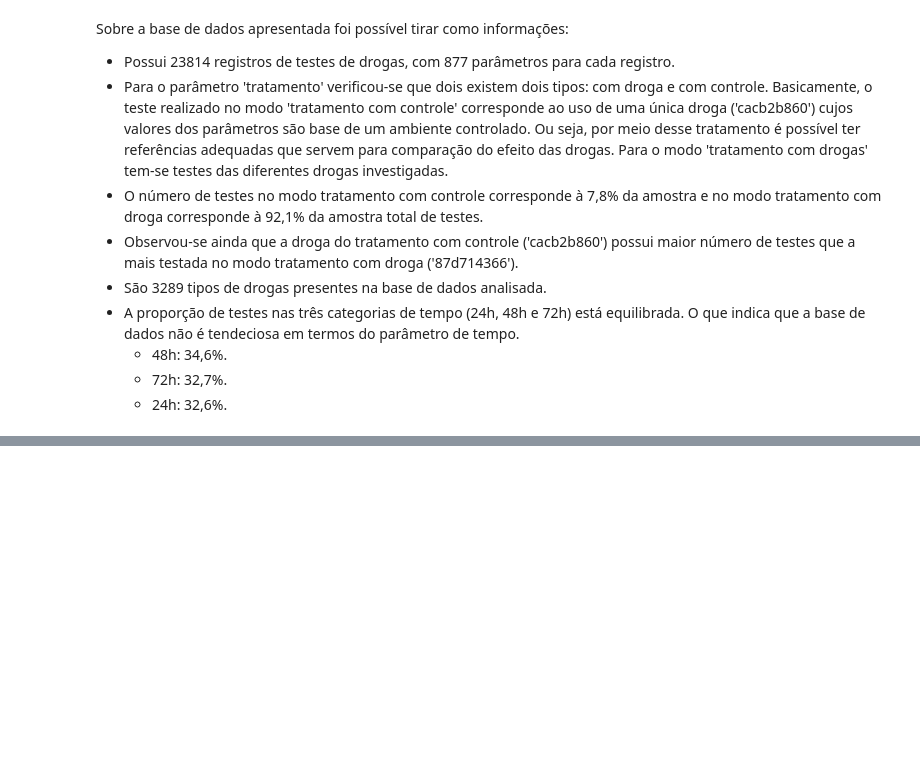
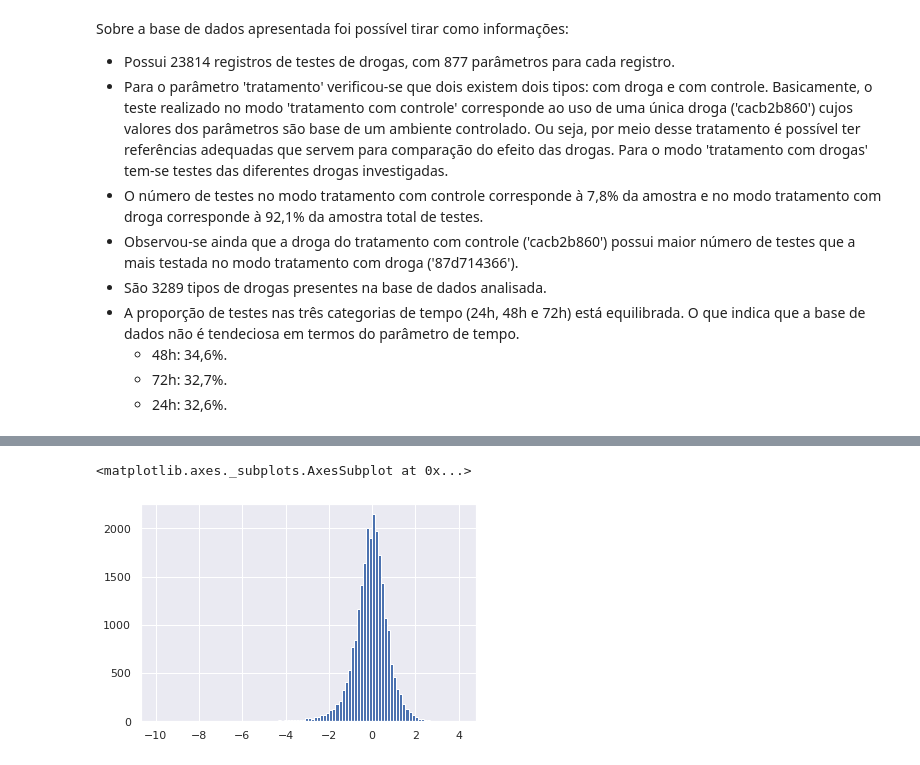
Before and after one commit to MiqSA/imersaodados, a Jupyter notebook: Imersao_Dados.ipynb, the cells around one changed output, grey strips where cells are left out. Saved outputs shown, nothing was run; the diff lists cells and outputs as text; code cells hidden in the pictures; blank space fills up the shorter version.

```diff
--- a/Imersao_Dados.ipynb
+++ b/Imersao_Dados.ipynb
@@ -324,0 +403,5 @@ Sobre a base de dados apresentada foi possível tirar como informações:
+# %%
+dados['g19'].hist(bins=100)
+# %% [output]
+<matplotlib.axes._subplots.AxesSubplot at 0x...>
+[figure, added]
```
Also changed, not shown: parts of 48 cells of this notebook.
